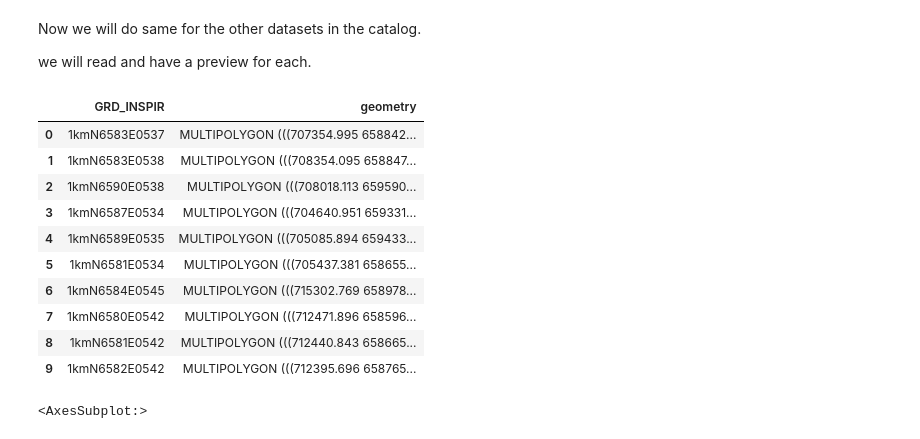
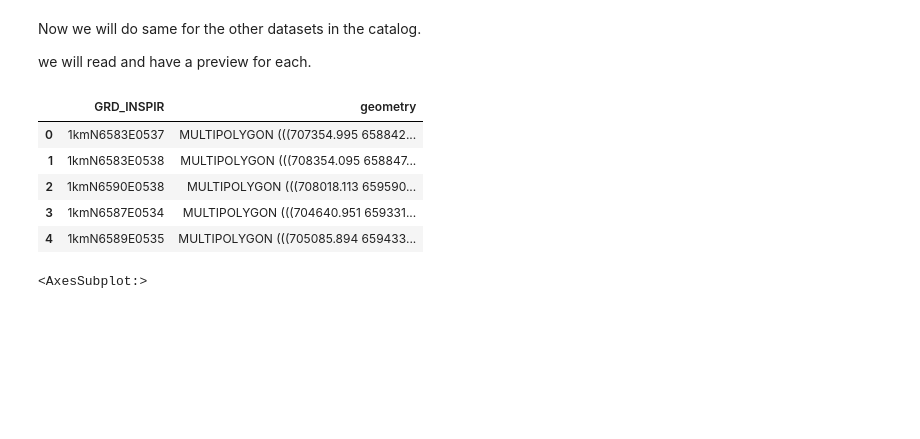
Before and after one commit to LandscapeGeoinformatics/EGU_2021_lgeo_workshops, a Jupyter notebook: SC5.2/EGU_workshop_sc52.ipynb, the cells around one changed output. Cells and saved outputs as stored; diff of their text form; code cells hidden in the pictures; blank space fills up the shorter version.

```diff
--- a/SC5.2/EGU_workshop_sc52.ipynb
+++ b/SC5.2/EGU_workshop_sc52.ipynb
@@ -153,19 +153,14 @@ we will read and have a preview for each.
 # %%
 grids = cat.grids_1000_utm.read()  #pop grids
 
-grids.head(10) #view first ten rows
+grids.head(5) #view first ten rows
 # %% [output]
 |  | GRD_INSPIR | geometry |
 | 0 | 1kmN6583E0537 | MULTIPOLYGON (((707354.995 658842... |
 | 1 | 1kmN6583E0538 | MULTIPOLYGON (((708354.095 658847... |
 | 2 | 1kmN6590E0538 | MULTIPOLYGON (((708018.113 659590... |
 | 3 | 1kmN6587E0534 | MULTIPOLYGON (((704640.951 659331... |
 | 4 | 1kmN6589E0535 | MULTIPOLYGON (((705085.894 659433... |
-| 5 | 1kmN6581E0534 | MULTIPOLYGON (((705437.381 658655... |
-| 6 | 1kmN6584E0545 | MULTIPOLYGON (((715302.769 658978... |
-| 7 | 1kmN6580E0542 | MULTIPOLYGON (((712471.896 658596... |
-| 8 | 1kmN6581E0542 | MULTIPOLYGON (((712440.843 658665... |
-| 9 | 1kmN6582E0542 | MULTIPOLYGON (((712395.696 658765... |
 # %%
 #quick plot of grids
 
```
Also changed, not shown: parts of 2 cells of this notebook, 1 other file.
